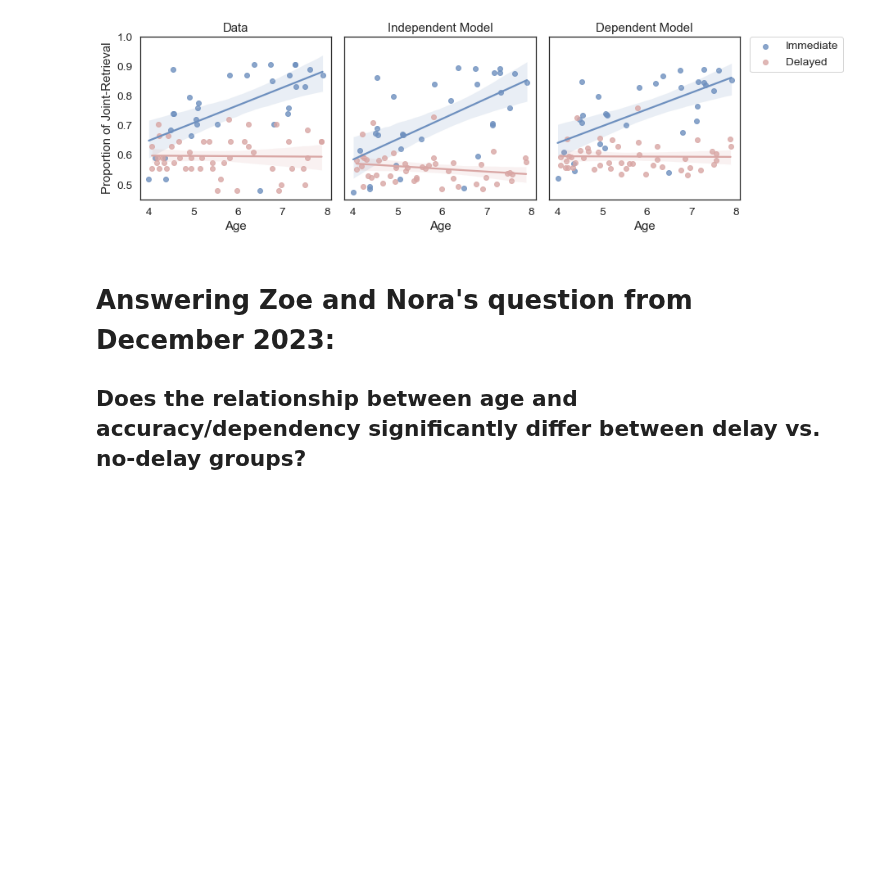
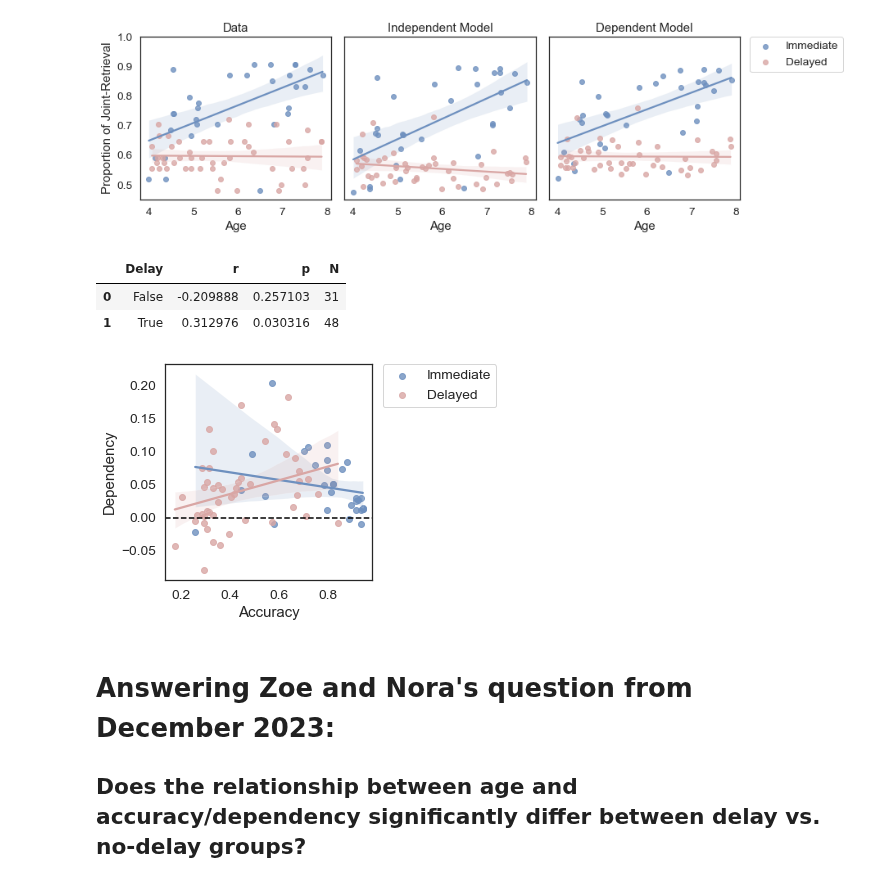
Before and after one commit to samsydco/PSPC, a Jupyter notebook: Results_PC.ipynb, the cells around one changed output. Drawn from its saved outputs; the diff is of its cells as text; code cells hidden in the pictures; blank space fills up the shorter version.

```diff
--- a/Results_PC.ipynb
+++ b/Results_PC.ipynb
@@ -61,0 +98,10 @@ Dependency difference without them:
+# %%
+for delay in [False,True]:
+    print('Delay = '+str(delay))
+    tmp = dependencydf[dependencydf['Delay']==delay]
+    tmp = tmp[tmp['Age'].between(4, 5)]
+    display(ttest(tmp['Dependency'],0.0))
+    print("4 year olds' dependency is "+
+          str(np.round(np.mean(tmp['Dependency']),2))+
+         "+/-"+
+         str(np.round(np.std(tmp['Dependency']),2)))
@@ -278,6 +333,28 @@ plt.tight_layout()
 # %% [output]
 [figure]
 [figure]
+# %%
+# Relate accuracy and dependency directly:
+sns.set_theme(style="white",font_scale=1.25, palette=['#6e90bf',  '#d9a6a4', '#c26f6d'])
+fig,ax=plt.subplots(figsize=(6, 4))
+sns.regplot(data=dependencydf[dependencydf['Delay']==False],x="Accuracy", y="Dependency",ax=ax,label='Immediate')
+sns.regplot(data=dependencydf[dependencydf['Delay']==True],x="Accuracy", y="Dependency",ax=ax,label='Delayed')
+#ax[i].set_ylim([0,1])
+ax.axhline(y=0, color='k', linestyle='--')
+handles, labels = ax.get_legend_handles_labels()
+l = plt.legend(handles[0:4], labels[0:4], bbox_to_anchor=(1.05, 1), loc=2, borderaxespad=0.)
+plt.tight_layout()
+statlist = []
+for delay in [False,True]:
+    stat_vals = stats.pearsonr(dependencydf[dependencydf['Delay']==delay]['Accuracy'],dependencydf[dependencydf['Delay']==delay]['Dependency'])
+    statlist.append({'Delay':delay, 'r':stat_vals[0], 'p':stat_vals[1], 'N':len(dependencydf[dependencydf['Delay']==delay])})
+statdf=pd.DataFrame(statlist)
+display(statdf)
+# %% [output]
+|  | Delay | r | p | N |
+| 0 | False | -0.209888 | 0.257103 | 31 |
+| 1 | True | 0.312976 | 0.030316 | 48 |
+[figure, added]
 # %% [markdown]
 # Answering Zoe and Nora's question from December 2023:
 ## Does the relationship between age and accuracy/dependency significantly differ between delay vs. no-delay groups?
```
Also changed, not shown: parts of 5 cells of this notebook.
